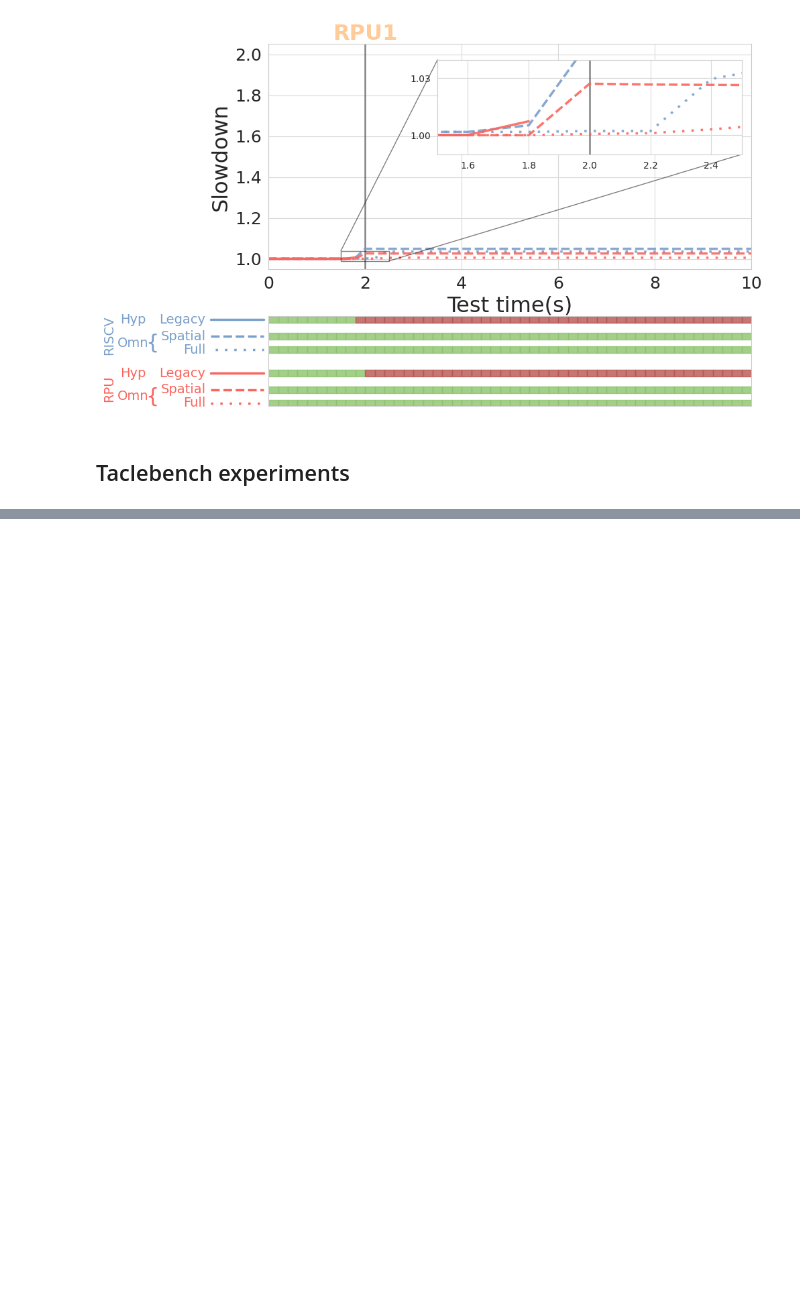
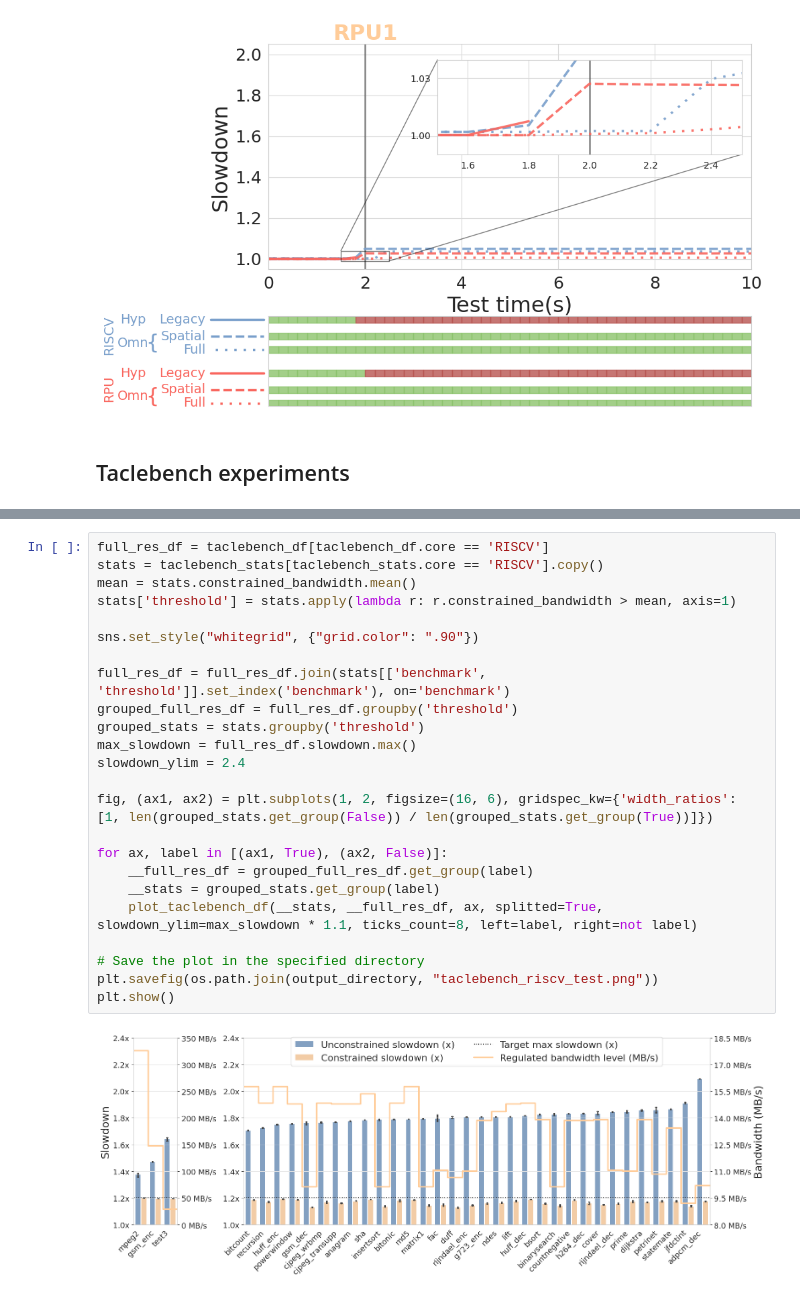
Before and after one commit to DanieleOttaviano/test_omnivisor_host, a Jupyter notebook: notebooks/Omnivisor_test_plots.ipynb, the cells around one changed output, grey strips where cells are left out. Drawn from its saved outputs; the diff is of its cells as text; blank space fills up the shorter version.

```diff
--- a/notebooks/Omnivisor_test_plots.ipynb
+++ b/notebooks/Omnivisor_test_plots.ipynb
@@ -773,0 +703,26 @@ plt.show()
+# %%
+full_res_df = taclebench_df[taclebench_df.core == 'RISCV']
+stats = taclebench_stats[taclebench_stats.core == 'RISCV'].copy()
+mean = stats.constrained_bandwidth.mean()
+stats['threshold'] = stats.apply(lambda r: r.constrained_bandwidth > mean, axis=1)
+
+sns.set_style("whitegrid", {"grid.color": ".90"})
+
+full_res_df = full_res_df.join(stats[['benchmark', 'threshold']].set_index('benchmark'), on='benchmark')
+grouped_full_res_df = full_res_df.groupby('threshold')
+grouped_stats = stats.groupby('threshold')
+max_slowdown = full_res_df.slowdown.max()
+slowdown_ylim = 2.4
+
+fig, (ax1, ax2) = plt.subplots(1, 2, figsize=(16, 6), gridspec_kw={'width_ratios': [1, len(grouped_stats.get_group(False)) / len(grouped_stats.get_group(True))]})
+
+for ax, label in [(ax1, True), (ax2, False)]:
+    __full_res_df = grouped_full_res_df.get_group(label)
+    __stats = grouped_stats.get_group(label)
+    plot_taclebench_df(__stats, __full_res_df, ax, splitted=True, slowdown_ylim=max_slowdown * 1.1, ticks_count=8, left=label, right=not label)
+
+# Save the plot in the specified directory
+plt.savefig(os.path.join(output_directory, "taclebench_riscv_test.png"))
+plt.show()
+# %% [output]
+[figure, added]
```
Also changed, not shown: parts of 13 cells of this notebook.
